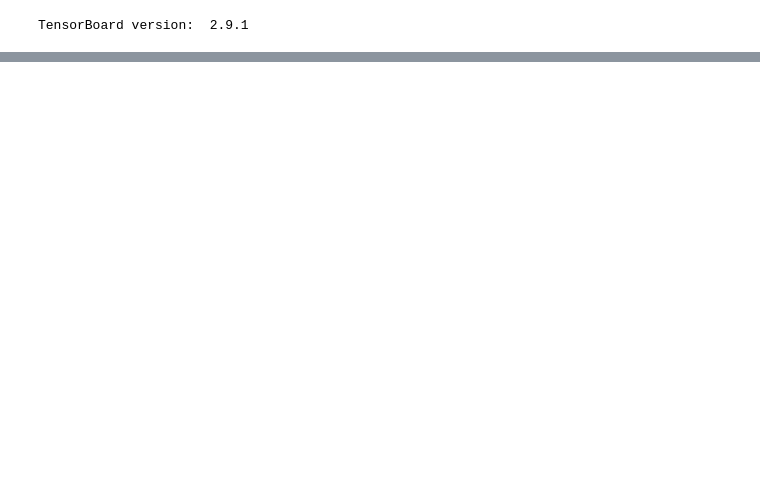
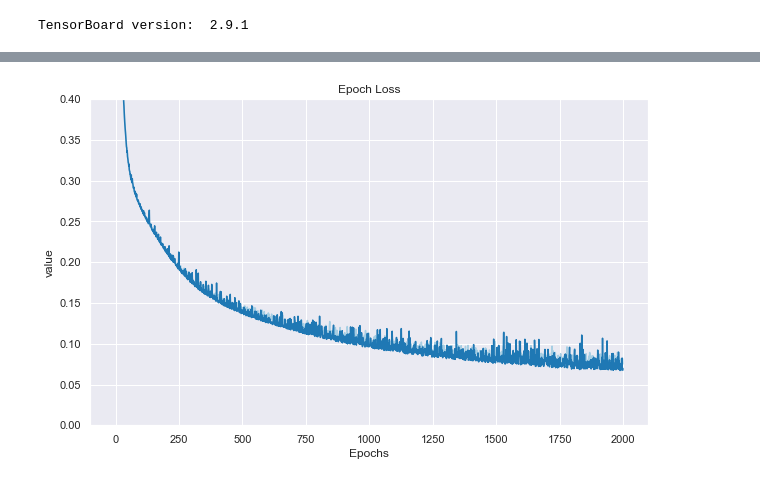
Before and after one commit to Ztec1337/Bachelorarbeit, a Jupyter notebook: main/models/evaluate_tensorboard.ipynb, the cells around one changed output, grey strips where cells are left out. Saved outputs shown, nothing was run; the diff lists cells and outputs as text; code cells hidden in the pictures; blank space fills up the shorter version.

```diff
--- a/main/models/evaluate_tensorboard.ipynb
+++ b/main/models/evaluate_tensorboard.ipynb
@@ -5,6 +5,7 @@ from os import path
 import pandas as pd
 from matplotlib import pyplot as plt
 import seaborn as sns
+sns.set()
 from scipy import stats
 
 import tensorboard as tb
@@ -25,0 +54,3 @@ df.head()
+# %%
+colors = sns.color_palette("Paired")
+colors
@@ -25,0 +70,8 @@ df.head()
+# %%
+train = df[df.run.str.endswith("cnn1_no_noise\\train")&(df.tag == "epoch_loss")]
+validation = df[df.run.str.endswith("cnn1_no_noise\\validation")&(df.tag == "epoch_loss")]
+plt.figure(figsize=(10, 6))
+ax = sns.lineplot(data=train, x="step", y="value",color=colors[0])
+sns.lineplot(data=validation, x="step", y="value",color=colors[1])
+ax.set(title = "Epoch Loss",xlabel = "Epochs",ylim=(0, 0.4))
+# %% [output]
@@ -25,0 +79 @@ df.head()
+[figure, added]
```
Also changed, not shown: parts of 13 cells of this notebook, 6 other files.
